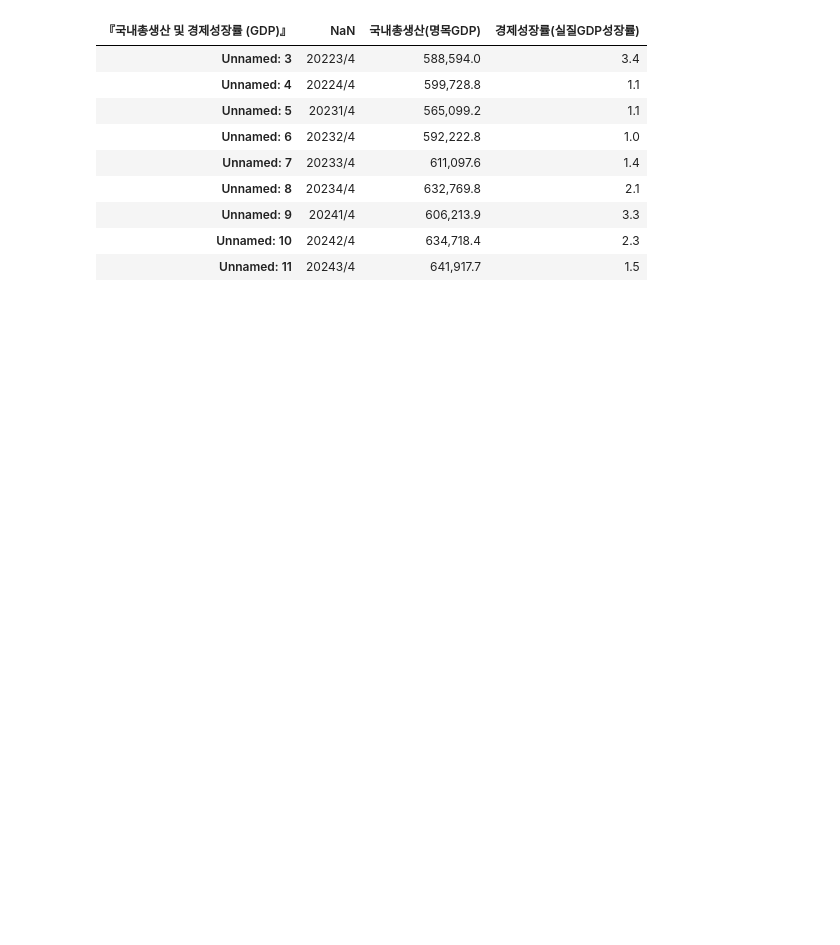
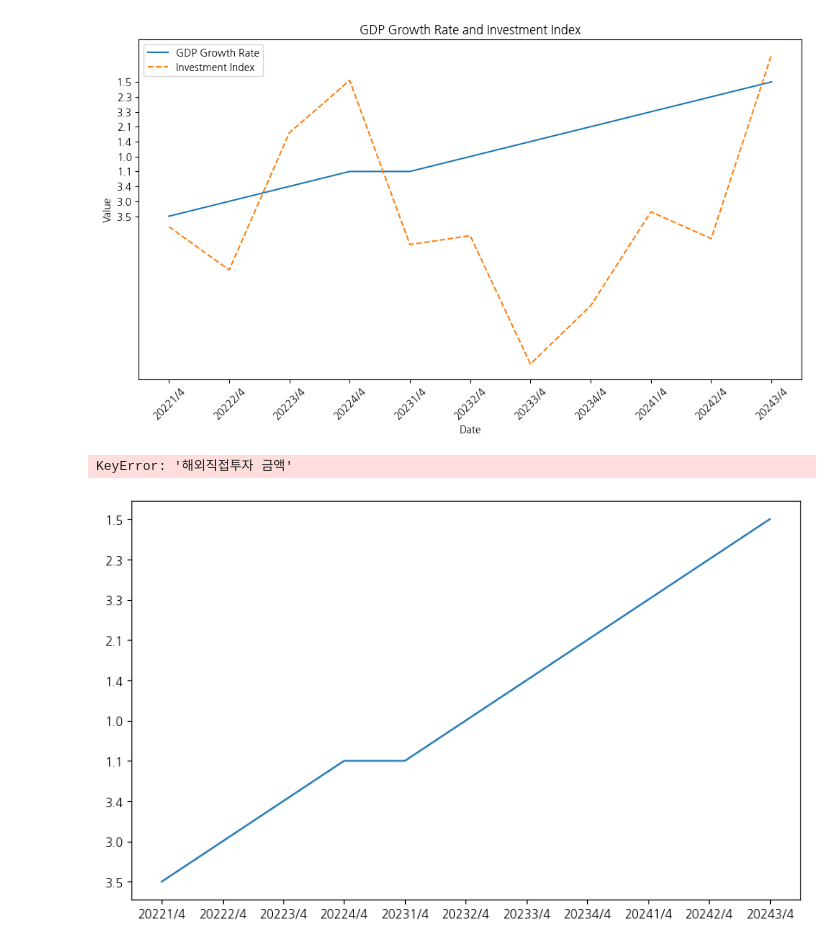
Before and after one commit to jwyzfe/study_pandas, a Jupyter notebook: codes/gdp2.ipynb, the cells around one changed output. Saved outputs shown, nothing was run; the diff lists cells and outputs as text; code cells hidden in the pictures; blank space fills up the shorter version.

```diff
--- a/codes/gdp2.ipynb
+++ b/codes/gdp2.ipynb
@@ -12,14 +3,0 @@ row_gdp_transposed.columns = row_gdp_transposed.iloc[0]
-# %%
-row_gdp_transposed = row_gdp_transposed[1:]
-row_gdp_transposed
-# %% [output]
-| 『국내총생산 및 경제성장률 (GDP)』 | NaN | 국내총생산(명목GDP) | 경제성장률(실질GDP성장률) |
-| Unnamed: 3 | 20223/4 | 588,594.0 | 3.4 |
-| Unnamed: 4 | 20224/4 | 599,728.8 | 1.1 |
-| Unnamed: 5 | 20231/4 | 565,099.2 | 1.1 |
-| Unnamed: 6 | 20232/4 | 592,222.8 | 1.0 |
-| Unnamed: 7 | 20233/4 | 611,097.6 | 1.4 |
-| Unnamed: 8 | 20234/4 | 632,769.8 | 2.1 |
-| Unnamed: 9 | 20241/4 | 606,213.9 | 3.3 |
-| Unnamed: 10 | 20242/4 | 634,718.4 | 2.3 |
-| Unnamed: 11 | 20243/4 | 641,917.7 | 1.5 |
@@ -25,0 +9,46 @@ row_gdp_transposed
+# %%
+# GDP 경제 성장률과 설비투자지수 비교 함수
+def plot_gdp_vs_investment(gdp_file, investment_file):
+    gdp_data_t = load_and_transpose(gdp_file)
+    investment_data_t = load_and_transpose(investment_file)
+
+    plt.figure(figsize=(10, 6))
+    plt.plot(gdp_data_t['경제성장률(실질GDP성장률)'], label='GDP Growth Rate')
+    plt.plot(investment_data_t['설비투자지수'], label='Investment Index', linestyle='--')
+    plt.xlabel('Date')
+    plt.ylabel('Value')
+    plt.title('GDP Growth Rate and Investment Index')
+    plt.legend()
+    plt.xticks(rotation=45)
+    plt.tight_layout()
+    plt.show()
+# %%
+
+# GDP 경제 성장률과 해외직접투자 금액 비교 함수
+def plot_gdp_vs_foreign_investment(gdp_file, foreign_investment_file):
+    gdp_data_t = load_and_transpose(gdp_file)
+    foreign_investment_data_t = load_and_transpose(foreign_investment_file)
+
+    plt.figure(figsize=(10, 6))
+    plt.plot(gdp_data_t['경제성장률(실질GDP성장률)'], label='GDP Growth Rate')
+    plt.plot(foreign_investment_data_t['해외직접투자 금액'], label='Foreign Investment Amount', linestyle='--')
+    plt.xlabel('Date')
+    plt.ylabel('Value (Billion)')
+    plt.title('GDP Growth Rate and Foreign Investment Amount')
+    plt.legend()
+    plt.xticks(rotation=45)
+    plt.tight_layout()
+    plt.show()
+# %%
+# 파일 경로 정의
+gdp_file = '../datasets/GDP.xlsx'
+investment_file = '../datasets/설비투자지수.xlsx'
+foreign_investment_file = '../datasets/해외직접투자.xlsx'
+# %%
+# 함수 호출
+plot_gdp_vs_investment(gdp_file, investment_file)
+plot_gdp_vs_foreign_investment(gdp_file, foreign_investment_file)
+# %% [output]
+[figure, added]
+KeyError: '해외직접투자 금액'
+[figure, added]
```
Also changed, not shown: parts of 4 cells of this notebook.
